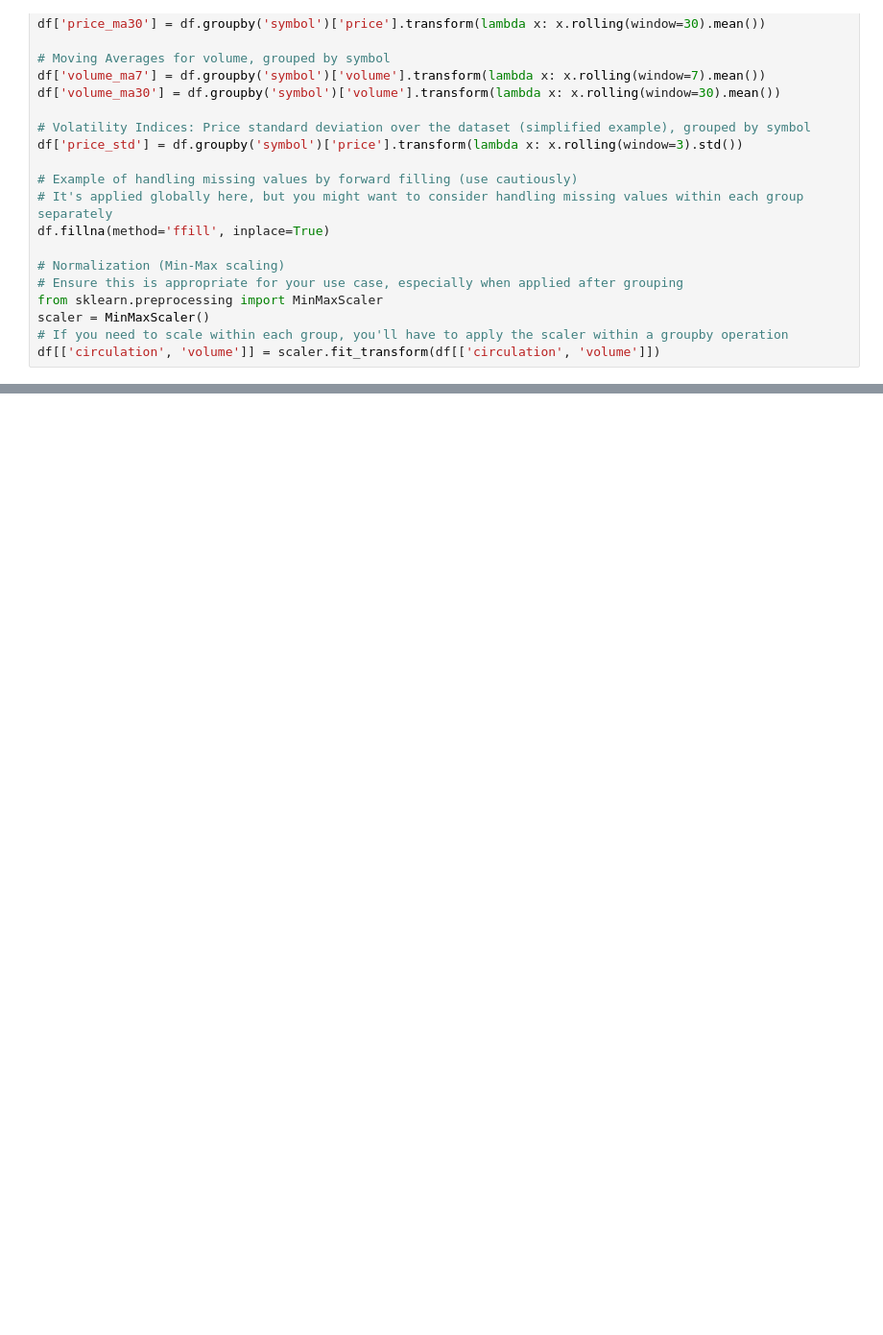
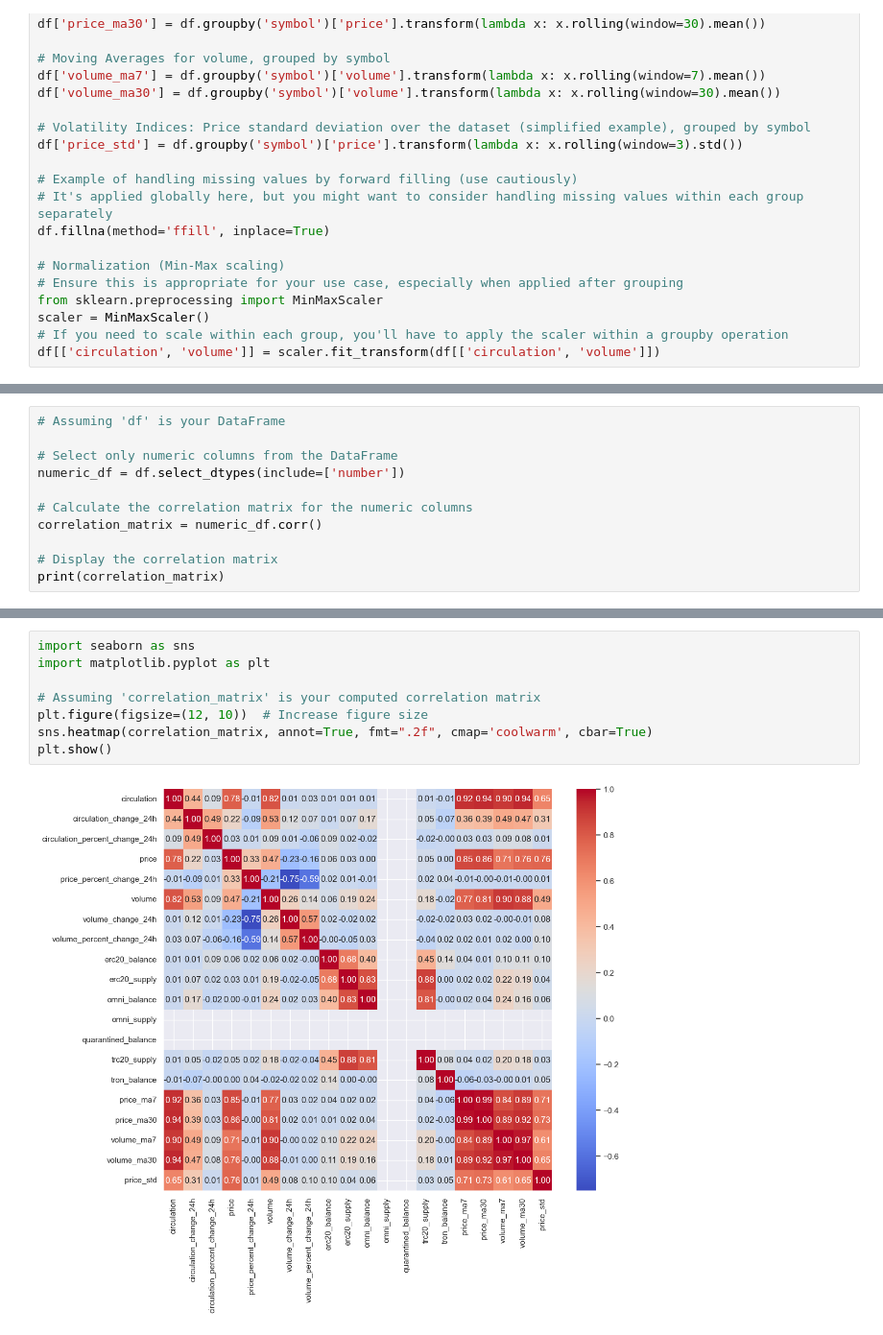
Before and after one commit to ShaanAu/stablecoin_dissertation, a Jupyter notebook: stablecoin_dissertation.ipynb, the cells around one changed output, grey strips where cells are left out. Shown at 96% size. Cells and saved outputs as stored; diff of their text form; blank space fills up the shorter version.

```diff
--- a/stablecoin_dissertation.ipynb
+++ b/stablecoin_dissertation.ipynb
@@ -119,0 +87,11 @@ df
+# %%
+# Assuming 'df' is your DataFrame
+
+# Select only numeric columns from the DataFrame
+numeric_df = df.select_dtypes(include=['number'])
+
+# Calculate the correlation matrix for the numeric columns
+correlation_matrix = numeric_df.corr()
+
+# Display the correlation matrix
+print(correlation_matrix)
@@ -120,3 +116,13 @@ df
+# %%
+import seaborn as sns
+import matplotlib.pyplot as plt
+
+# Assuming 'correlation_matrix' is your computed correlation matrix
+plt.figure(figsize=(12, 10))  # Increase figure size
+sns.heatmap(correlation_matrix, annot=True, fmt=".2f", cmap='coolwarm', cbar=True)
+plt.show()
+# %% [output]
+[figure, added]
 # %%
 from sklearn.model_selection import train_test_split, GridSearchCV
 from sklearn.pipeline import make_pipeline
```
Also changed, not shown: parts of 19 cells of this notebook.
